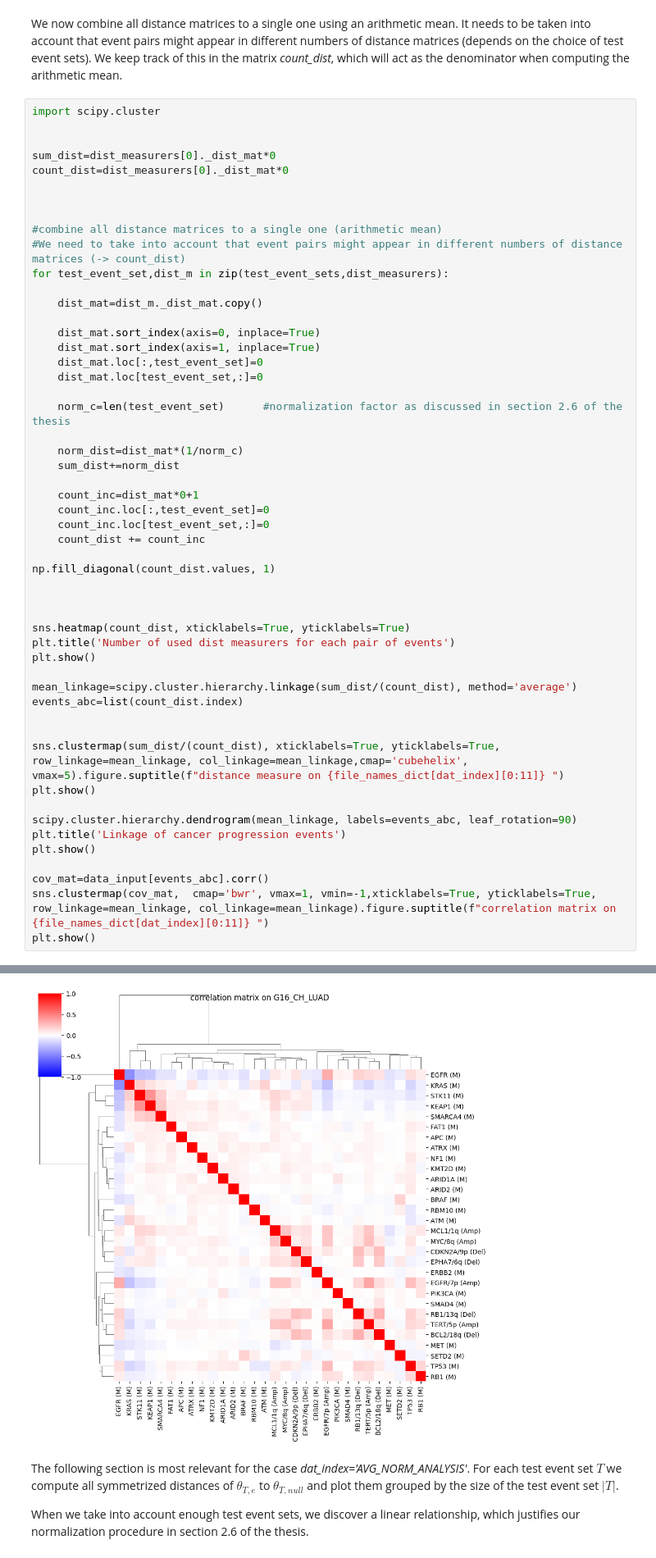
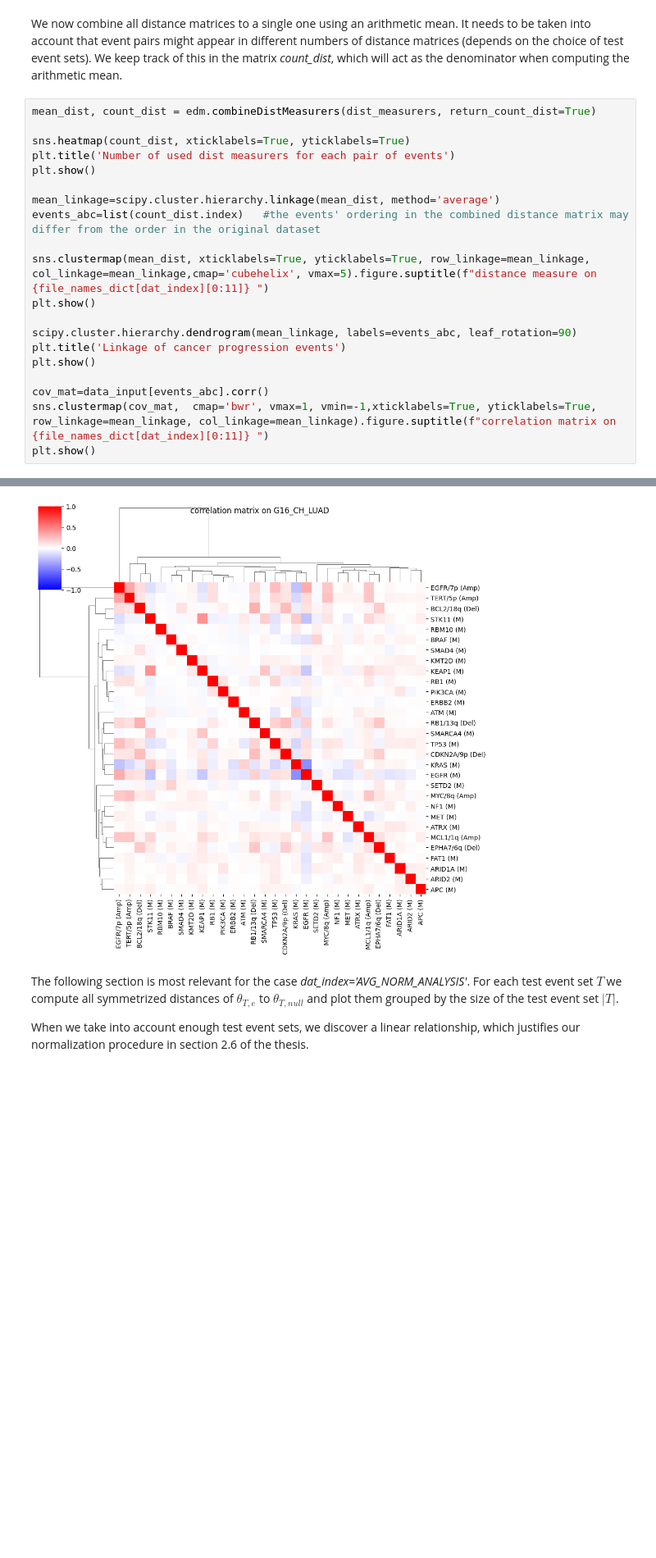
Before and after one commit to MichaelBonart/BachelorThesis, a Jupyter notebook: src/application/genie16_analysis.ipynb, the cells around one changed output, grey strips where cells are left out. Shown at 82% size. Drawn from its saved outputs; the diff is of its cells as text; blank space fills up the shorter version.

Commit message:
moved distance matrix combination to seperate method in EventDistanceMeasurer

```diff
--- a/src/application/genie16_analysis.ipynb
+++ b/src/application/genie16_analysis.ipynb
@@ -113,48 +113,16 @@ check if c:\Users\michi\Desktop\Uni\Bachelorarbeit\ws24_mbonart_mhn-feature-clus
 We now combine all distance matrices to a single one using an arithmetic mean.
 It needs to be taken into account that event pairs might appear in different numbers of distance matrices (depends on the choice of test event sets). We keep track of this in the matrix *count_dist*, which will act as the denominator when computing the arithmetic mean.
 # %%
-import scipy.cluster
-
-
-sum_dist=dist_measurers[0]._dist_mat*0
-count_dist=dist_measurers[0]._dist_mat*0
-
-
-
-#combine all distance matrices to a single one (arithmetic mean)
-#We need to take into account that event pairs might appear in different numbers of distance matrices (-> count_dist)
-for test_event_set,dist_m in zip(test_event_sets,dist_measurers):
-
-    dist_mat=dist_m._dist_mat.copy()
-
-    dist_mat.sort_index(axis=0, inplace=True)
-    dist_mat.sort_index(axis=1, inplace=True)
-    dist_mat.loc[:,test_event_set]=0
-    dist_mat.loc[test_event_set,:]=0
-
-    norm_c=len(test_event_set)      #normalization factor as discussed in section 2.6 of the thesis
-
-    norm_dist=dist_mat*(1/norm_c)
-    sum_dist+=norm_dist
-
-    count_inc=dist_mat*0+1
-    count_inc.loc[:,test_event_set]=0
-    count_inc.loc[test_event_set,:]=0
-    count_dist += count_inc
-
-np.fill_diagonal(count_dist.values, 1)
-
-
+mean_dist, count_dist = edm.combineDistMeasurers(dist_measurers, return_count_dist=True)
 
 sns.heatmap(count_dist, xticklabels=True, yticklabels=True)
 plt.title('Number of used dist measurers for each pair of events')
 plt.show()
 
-mean_linkage=scipy.cluster.hierarchy.linkage(sum_dist/(count_dist), method='average')
-events_abc=list(count_dist.index)
+mean_linkage=scipy.cluster.hierarchy.linkage(mean_dist, method='average')
+events_abc=list(count_dist.index)   #the events' ordering in the combined distance matrix may differ from the order in the original dataset
 
-
-sns.clustermap(sum_dist/(count_dist), xticklabels=True, yticklabels=True, row_linkage=mean_linkage, col_linkage=mean_linkage,cmap='cubehelix', vmax=5).figure.suptitle(f"distance measure on {file_names_dict[dat_index][0:11]} ")
+sns.clustermap(mean_dist, xticklabels=True, yticklabels=True, row_linkage=mean_linkage, col_linkage=mean_linkage,cmap='cubehelix', vmax=5).figure.suptitle(f"distance measure on {file_names_dict[dat_index][0:11]} ")
 plt.show()
 
 scipy.cluster.hierarchy.dendrogram(mean_linkage, labels=events_abc, leaf_rotation=90)
@@ -171,4 +139,4 @@ plt.show()
-[figure, old version]
+[figure, new version]
 # %% [markdown]
 The following section is most relevant for the case *dat_index='AVG_NORM_ANALYSIS'*.
 For each test event set $T$ we compute all symmetrized distances of $\theta_{T,e}$ to $\theta_{T,null}$ and plot them grouped by the size of the test event set $|T|$.
```
Also changed, not shown: parts of 2 cells of this notebook, 1 other file.
